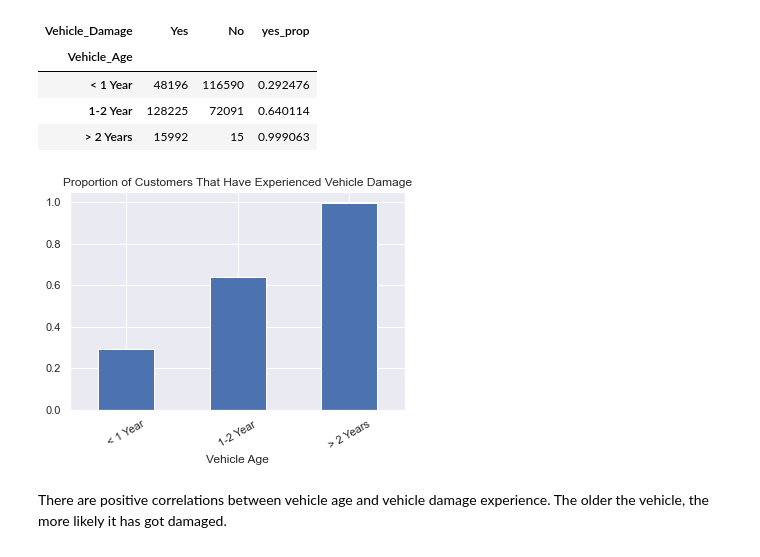
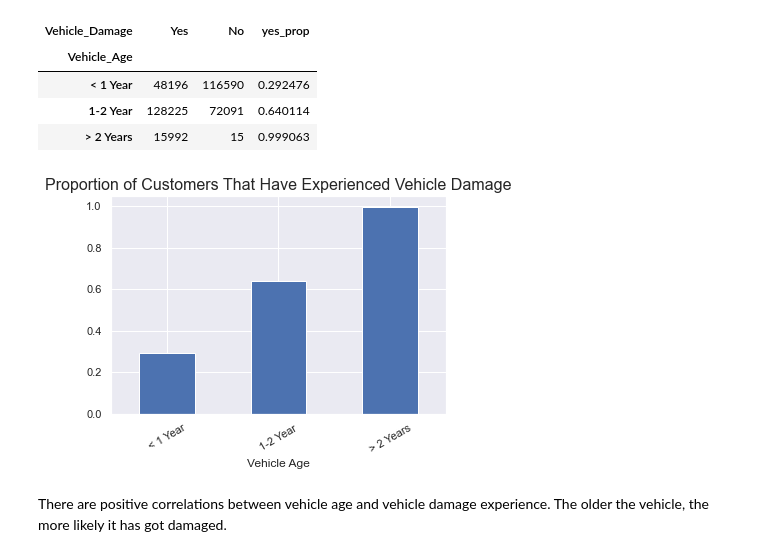
Before and after one commit to hk0111/health_insurance_cross_sell, a Jupyter notebook: Health_Insurance_Cross_Sell_Prediction.ipynb, the cells around one changed output. Drawn from its saved outputs; the diff is of its cells as text; code cells hidden in the pictures.

```diff
--- a/Health_Insurance_Cross_Sell_Prediction.ipynb
+++ b/Health_Insurance_Cross_Sell_Prediction.ipynb
@@ -214,10 +214,10 @@ vehicle_age_damage
 # %%
 vehicle_age_damage['yes_prop'].plot(kind='bar')
 plt.xticks(rotation=30)
 plt.xlabel('Vehicle Age')
-plt.title('Proportion of Customers That Have Experienced Vehicle Damage');
+plt.title('Proportion of Customers That Have Experienced Vehicle Damage', size=16);
 # %% [output]
-[figure, old version]
+[figure, new version]
 # %% [markdown]
 There are positive correlations between vehicle age and vehicle damage experience. The older the vehicle, the more likely it has got damaged.
 # %%
```
Also changed, not shown: parts of 37 cells of this notebook.
